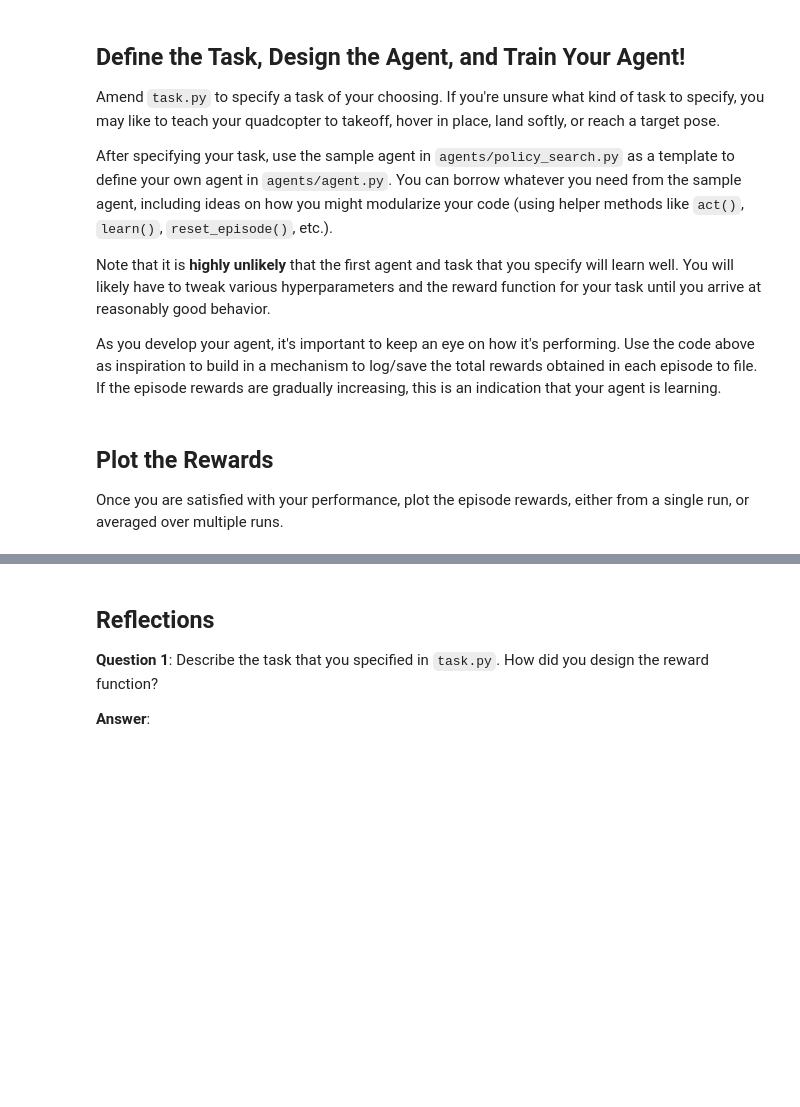
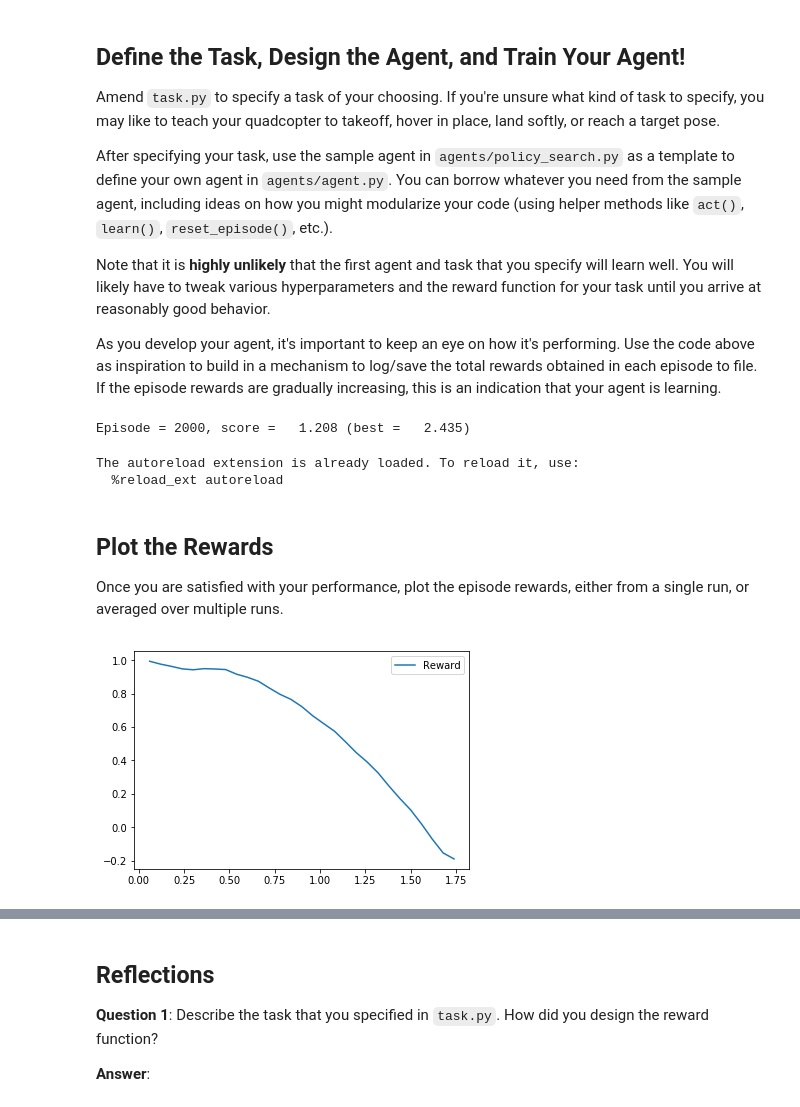
Before and after one commit to ezhilvendhan/RL-Quadcopter-2, a Jupyter notebook: Quadcopter_Project.ipynb, the cells around one changed output, grey strips where cells are left out. Drawn from its saved outputs; the diff is of its cells as text; code cells hidden in the pictures; blank space fills up the shorter version.

Commit message:
Add initial solution

```diff
--- a/Quadcopter_Project.ipynb
+++ b/Quadcopter_Project.ipynb
@@ -216,3 +214,72 @@ As you develop your agent, it's important to keep an eye on how it's performing.
+# %%
+import sys
+import pandas as pd
+from agents.agent import DDPG
+from task import Task
+
+num_episodes = 2000
+target_pos = np.array([1., 1., 10.])
+task = Task(target_pos=target_pos)
+agent = DDPG(task)
+
+for i_episode in range(1, num_episodes+1):
+    state = agent.reset_episode() # start a new episode
+    while True:
+        action = agent.act(state)
+        next_state, reward, done = task.step(action)
+        agent.step(action, reward, next_state, done)
+        state = next_state
+        if done:
+            print("\rEpisode = {:4d}, score = {:7.3f} (best = {:7.3f})".format(
+                i_episode, agent.score, agent.best_score), end="")  # [debug]
+            break
+    sys.stdout.flush()
+# %% [output]
+Episode = 2000, score =   1.208 (best =   2.435)
+# %%
+%load_ext autoreload
+%autoreload 2
+
+import csv
+import numpy as np
+from task import Task
+from agents.agent import DDPG
+
+# Modify the values below to give the quadcopter a different starting position.
+runtime = 5.                                     # time limit of the episode
+init_pose = np.array([0., 0., 10., 0., 0., 0.])  # initial pose
+init_velocities = np.array([0., 0., 0.])         # initial velocities
+init_angle_velocities = np.array([0., 0., 0.])   # initial angle velocities
+file_output = 'ddpg_data.txt'                   # file name for saved results
+
+# Setup
+task = Task(init_pose, init_velocities, init_angle_velocities, runtime)
+# agent = DDPG(task)
+done = False
+labels = ['time', 'x', 'y', 'z', 'phi', 'theta', 'psi', 'x_velocity',
+          'y_velocity', 'z_velocity', 'phi_velocity', 'theta_velocity',
+          'psi_velocity', 'rotor_speed1', 'rotor_speed2', 'rotor_speed3', 'rotor_speed4', 'reward']
+ddpg_results = {x : [] for x in labels}
+
+# Run the simulation, and save the results.
+with open(file_output, 'w') as csvfile:
+    writer = csv.writer(csvfile)
+    writer.writerow(labels)
+    state = agent.reset_episode()
+    while True:
+        rotor_speeds = agent.act(state)
+        next_state, _, done = task.step(rotor_speeds)
+        state = next_state
+        to_write = [task.sim.time] + list(task.sim.pose) + list(task.sim.v) \
+            + list(task.sim.angular_v) + list(rotor_speeds) + [task.get_reward()]
+        for ii in range(len(labels)):
+            ddpg_results[labels[ii]].append(to_write[ii])
+        writer.writerow(to_write)
+        if done:
+            break
+# %% [output]
+The autoreload extension is already loaded. To reload it, use:
+  %reload_ext autoreload
 # %% [markdown]
 ## Plot the Rewards
 
@@ -221,0 +287,9 @@ Once you are satisfied with your performance, plot the episode rewards, either f
+# %%
+import matplotlib.pyplot as plt
+%matplotlib inline
+
+plt.plot(ddpg_results['time'], ddpg_results['reward'], label='Reward')
+plt.legend()
+_ = plt.ylim()
+# %% [output]
+[figure, added]
```
Also changed, not shown: parts of 8 cells of this notebook, 7 other files.
